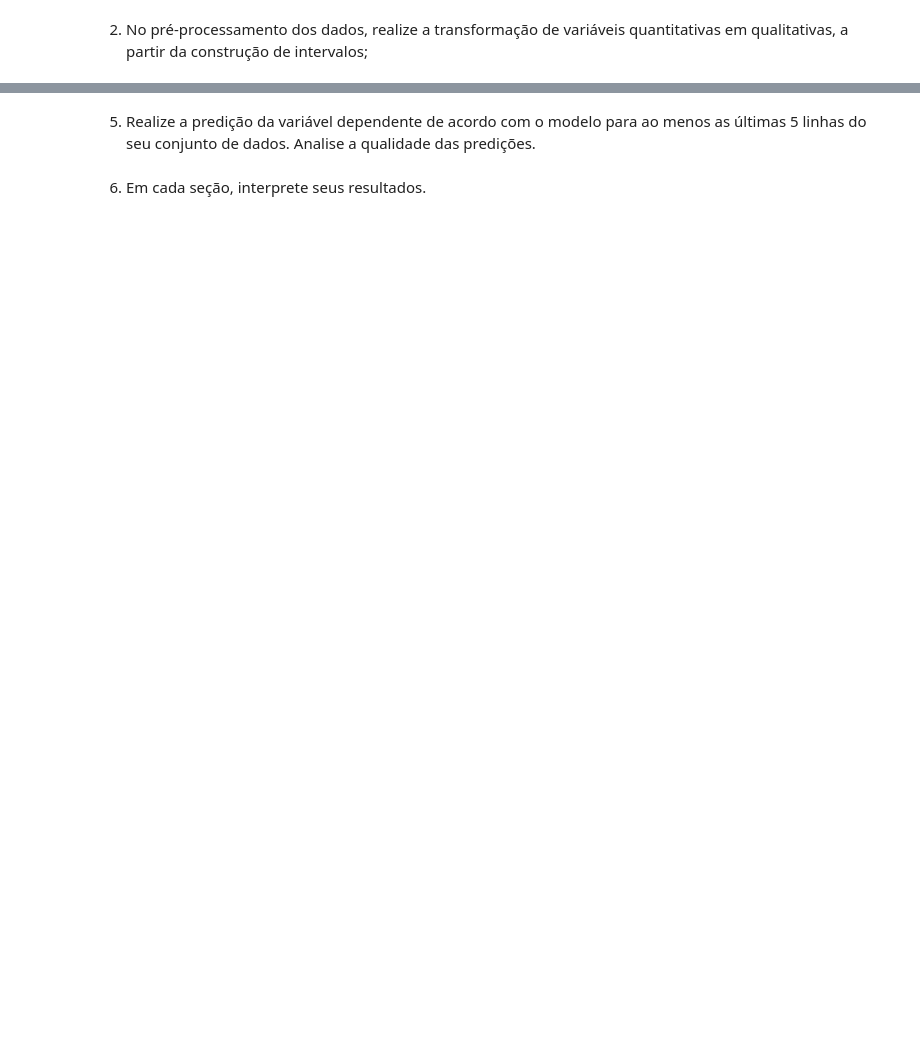
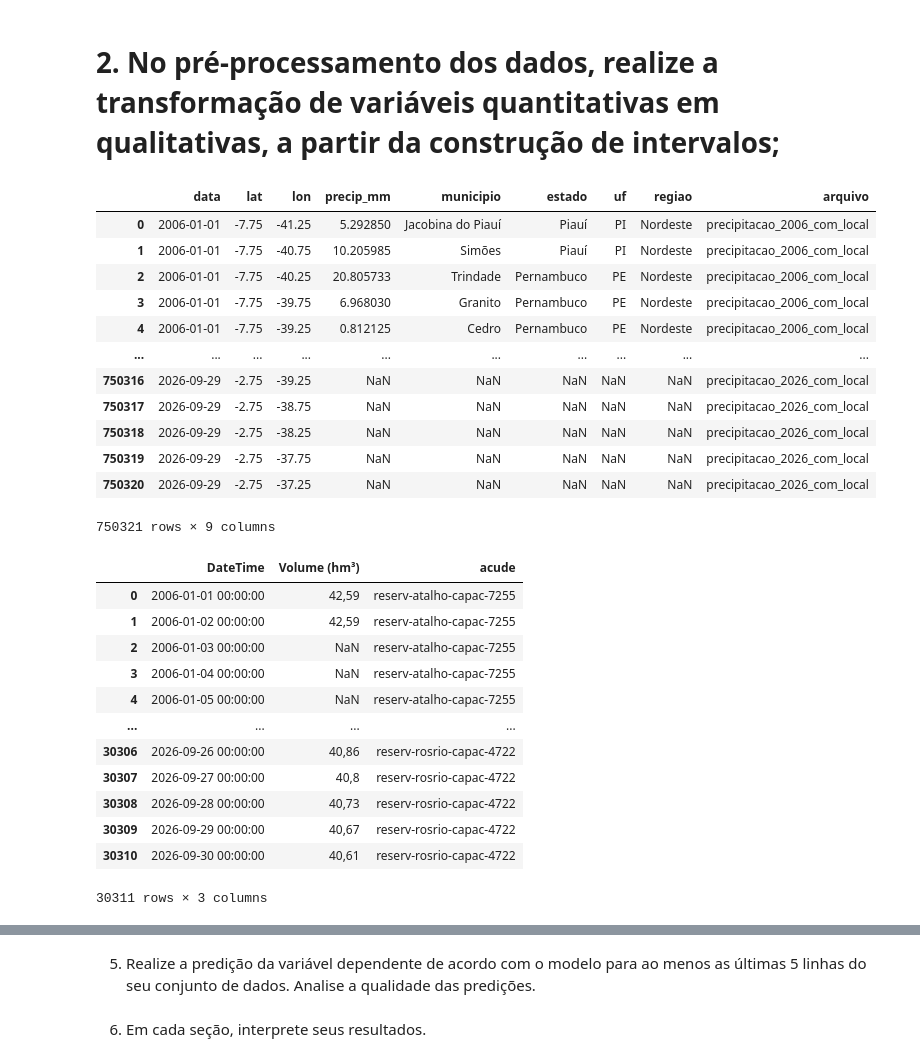
Before and after one commit to printfSideaux/PRCP_RDA_ANALISIS, a Jupyter notebook: notebooks/RedesBayesianas.ipynb, the cells around one changed output, grey strips where cells are left out. Drawn from its saved outputs; the diff is of its cells as text; code cells hidden in the pictures; blank space fills up the shorter version.

```diff
--- a/notebooks/RedesBayesianas.ipynb
+++ b/notebooks/RedesBayesianas.ipynb
@@ -16,2 +36,53 @@ from new_data import create_new_data
 # %% [markdown]
-2. No pré-processamento dos dados, realize a transformação de variáveis quantitativas em qualitativas, a partir da construção de intervalos;
+# 2. No pré-processamento dos dados, realize a transformação de variáveis quantitativas em qualitativas, a partir da construção de intervalos;
+# %%
+raiz = os.path.dirname(os.getcwd()) #pega o caminho da pasta raiz do projeto
+pasta_1 = os.path.join(raiz, "DATA", "CSV_regioes") # viaja até a pasta que contém os CSV com data,precp e regioes
+pasta_2 = os.path.join(raiz, "DATA", "CSV_acudes")  # viaja até a pasta que contém os CSV com data e volume de determinados acudes
+
+def ler_pasta(pasta, sep=";", **kwargs):
+    lista = []
+    for arquivo in sorted(os.listdir(pasta)):
+        if arquivo.endswith(".csv"):
+            caminho = os.path.join(pasta, arquivo)
+            df = pd.read_csv(caminho, sep=sep, **kwargs)
+            df["arquivo"] = os.path.splitext(arquivo)[0]   # nome sem ".csv"
+            lista.append(df)
+    return lista
+
+lista_dfs_1 = ler_pasta(pasta_1)
+lista_dfs_2 = ler_pasta(pasta_2)  # ajuda com "Volume (hm³)"
+
+df_1 = pd.concat(lista_dfs_1, ignore_index=True)
+df_2 = pd.concat(lista_dfs_2, ignore_index=True)
+df_2 = df_2.rename(columns={"arquivo": "acude"})
+
+display(df_1)
+display(df_2)
+# %% [output]
+|  | data | lat | lon | precip_mm | municipio | estado | uf | regiao | arquivo |
+| 0 | 2006-01-01 | -7.75 | -41.25 | 5.292850 | Jacobina do Piauí | Piauí | PI | Nordeste | precipitacao_2006_com_local |
+| 1 | 2006-01-01 | -7.75 | -40.75 | 10.205985 | Simões | Piauí | PI | Nordeste | precipitacao_2006_com_local |
+| 2 | 2006-01-01 | -7.75 | -40.25 | 20.805733 | Trindade | Pernambuco | PE | Nordeste | precipitacao_2006_com_local |
+| 3 | 2006-01-01 | -7.75 | -39.75 | 6.968030 | Granito | Pernambuco | PE | Nordeste | precipitacao_2006_com_local |
+| 4 | 2006-01-01 | -7.75 | -39.25 | 0.812125 | Cedro | Pernambuco | PE | Nordeste | precipitacao_2006_com_local |
+| ... | ... | ... | ... | ... | ... | ... | ... | ... | ... |
+| 750316 | 2026-09-29 | -2.75 | -39.25 | NaN | NaN | NaN | NaN | NaN | precipitacao_2026_com_local |
+| 750317 | 2026-09-29 | -2.75 | -38.75 | NaN | NaN | NaN | NaN | NaN | precipitacao_2026_com_local |
+| 750318 | 2026-09-29 | -2.75 | -38.25 | NaN | NaN | NaN | NaN | NaN | precipitacao_2026_com_local |
+| 750319 | 2026-09-29 | -2.75 | -37.75 | NaN | NaN | NaN | NaN | NaN | precipitacao_2026_com_local |
+| 750320 | 2026-09-29 | -2.75 | -37.25 | NaN | NaN | NaN | NaN | NaN | precipitacao_2026_com_local |
+750321 rows × 9 columns
+|  | DateTime | Volume (hm³) | acude |
+| 0 | 2006-01-01 00:00:00 | 42,59 | reserv-atalho-capac-7255 |
+| 1 | 2006-01-02 00:00:00 | 42,59 | reserv-atalho-capac-7255 |
+| 2 | 2006-01-03 00:00:00 | NaN | reserv-atalho-capac-7255 |
+| 3 | 2006-01-04 00:00:00 | NaN | reserv-atalho-capac-7255 |
+| 4 | 2006-01-05 00:00:00 | NaN | reserv-atalho-capac-7255 |
+| ... | ... | ... | ... |
+| 30306 | 2026-09-26 00:00:00 | 40,86 | reserv-rosrio-capac-4722 |
+| 30307 | 2026-09-27 00:00:00 | 40,8 | reserv-rosrio-capac-4722 |
+| 30308 | 2026-09-28 00:00:00 | 40,73 | reserv-rosrio-capac-4722 |
+| 30309 | 2026-09-29 00:00:00 | 40,67 | reserv-rosrio-capac-4722 |
+| 30310 | 2026-09-30 00:00:00 | 40,61 | reserv-rosrio-capac-4722 |
+30311 rows × 3 columns
```
Also changed, not shown: parts of 10 cells of this notebook, 1 other file.
